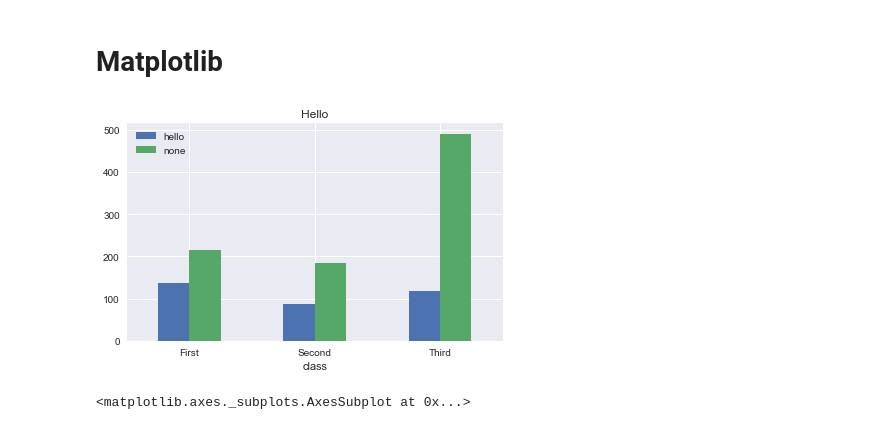
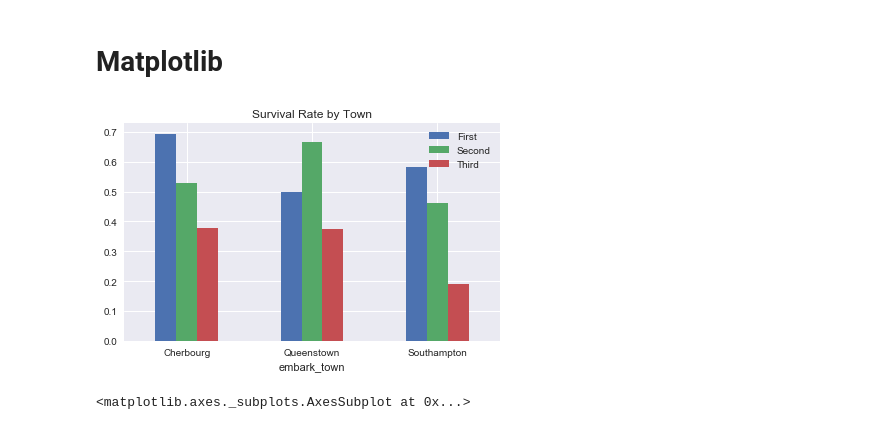
Before and after one commit to robcarrington/data-science-seminar, a Jupyter notebook: Seminar.ipynb, the cells around one changed output. Drawn from its saved outputs; the diff is of its cells as text; code cells hidden in the pictures.

```diff
--- a/Seminar.ipynb
+++ b/Seminar.ipynb
@@ -21,2 +28,3 @@ df.head()
 # %%
-result = df.pivot_table("survived", "class", aggfunc=['sum', 'count'])
+result = df.pivot_table("survived", "embark_town", "class")
+result
@@ -25,17 +39,17 @@ result = df.pivot_table("survived", "class", aggfunc=['sum', 'count'])
 # %%
 from matplotlib import pyplot as plt
 %matplotlib inline
 
 graph = result.plot(kind='bar')
-graph.legend(["hello", "none"])
+graph.legend()
 
 plt.xticks(rotation='horizontal')
 plt.style.use("seaborn")
-plt.title("Hello")
+plt.title("Survival Rate by Town")
 
 plt.savefig('test.pdf')
 # %% [output]
-[figure, old version]
+[figure, new version]
 # %%
 url = "https://www.quandl.com/api/v3/datasets/EOD/AAPL.csv"
 query_string = "?api_key=K2km7t6m9xhmYRD7zCPY"
```
Also changed, not shown: parts of 6 cells of this notebook, 1 other file.
